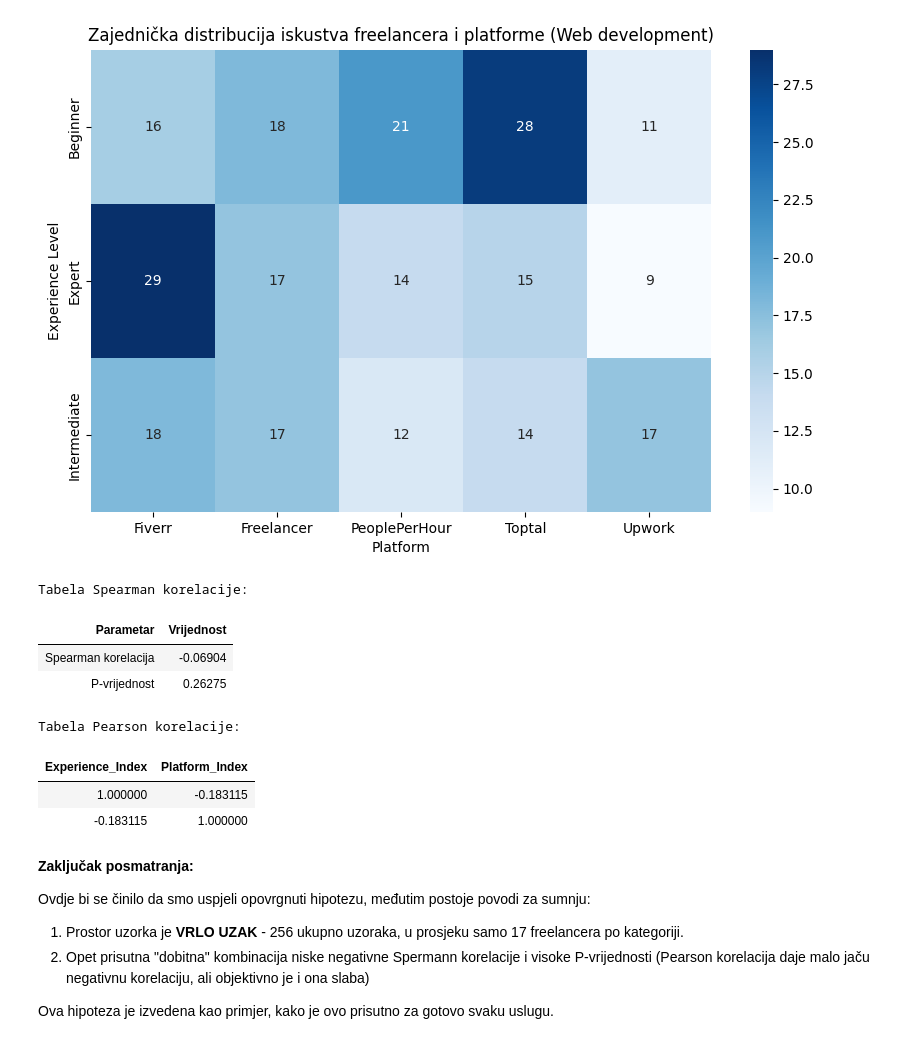
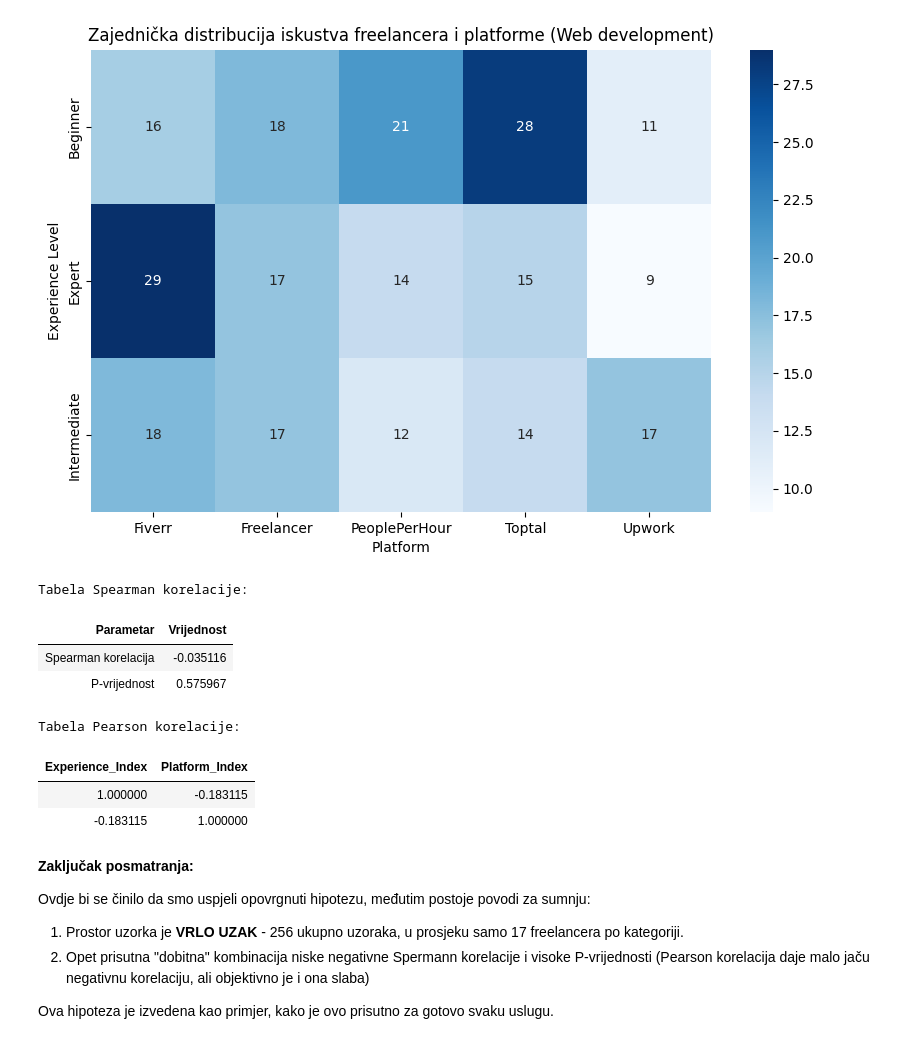
Before and after one commit to Ljut/PSAI-DSAI-datasets, a Jupyter notebook: VIS25_TIM1.ipynb, the cells around one changed output. Saved outputs shown, nothing was run; the diff lists cells and outputs as text; code cells hidden in the pictures.

```diff
--- a/VIS25_TIM1.ipynb
+++ b/VIS25_TIM1.ipynb
@@ -1630,29 +1630,29 @@ plt.show()
 # %% [output]
 [figure]
 # %%
-rho_design, p_value_design = spearmanr(design_freelancers['Experience_Level'], design_freelancers['Platform'])
+rho_design, p_value_design = spearmanr(web_freelanceri['Experience_Level'], web_freelanceri['Platform'])
 
 spearman_corr_tabela = pd.DataFrame({
     'Parametar': ['Spearman korelacija', 'P-vrijednost'],
     'Vrijednost': [rho_design, p_value_design]
 })
 
 pearson_corr_df = df[df['Job_Category'] == 'Web Development'][['Experience_Index', 'Platform_Index']].corr()
 
 html = f"""
 <div style="display:flex;flex-direction:column;justify-content:center;width:50%">
 <h4>Tabela Spearman korelacije:</h4>
 {spearman_corr_tabela.to_html(index=False)}
 <h4>Tabela Pearson korelacije:</h4>
 {pearson_corr_df.to_html(index=False)}
 </div>
 """
 display(HTML(html))
 # %% [output]
 Tabela Spearman korelacije:
 | Parametar | Vrijednost |
-| Spearman korelacija | -0.06904 |
-| P-vrijednost | 0.26275 |
+| Spearman korelacija | -0.035116 |
+| P-vrijednost | 0.575967 |
 Tabela Pearson korelacije:
 | Experience_Index | Platform_Index |
 | 1.000000 | -0.183115 |
```
Also changed, not shown: parts of 2 cells of this notebook.
